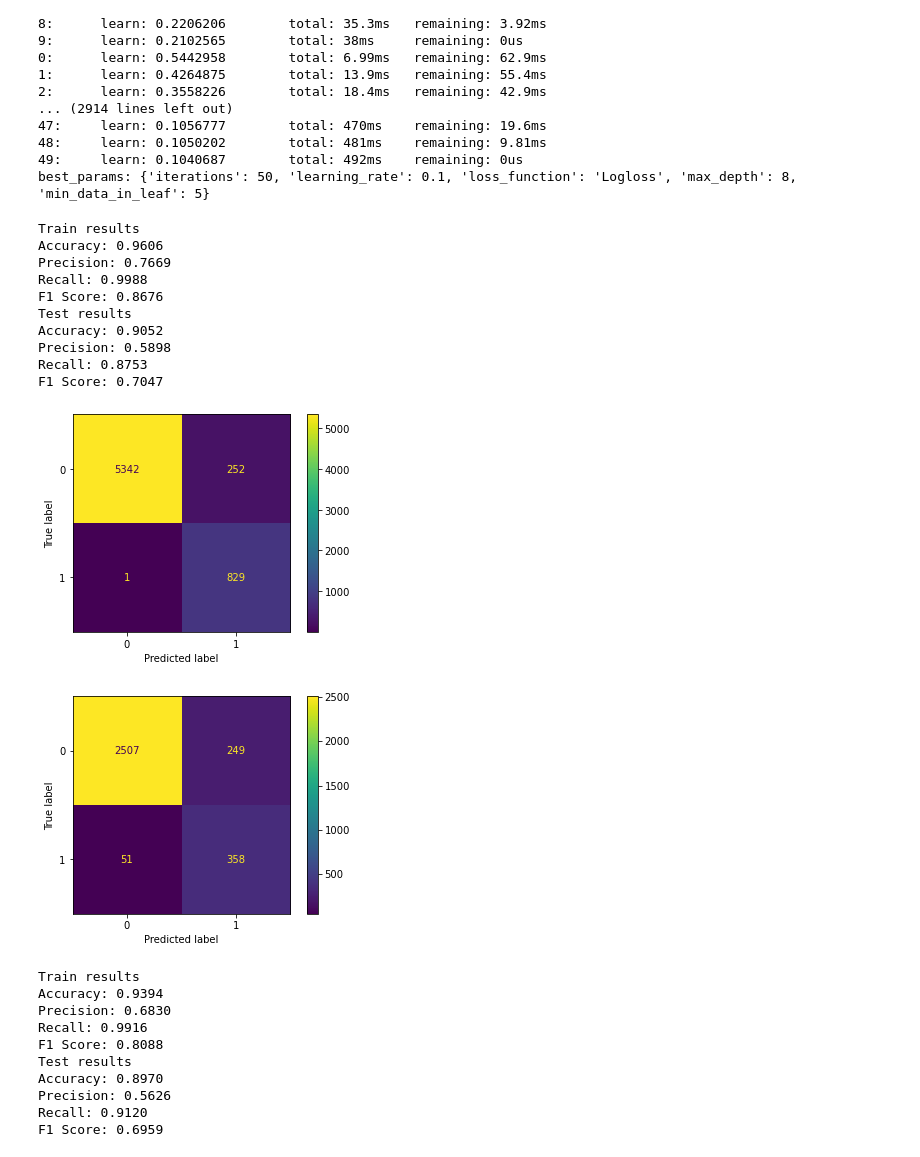
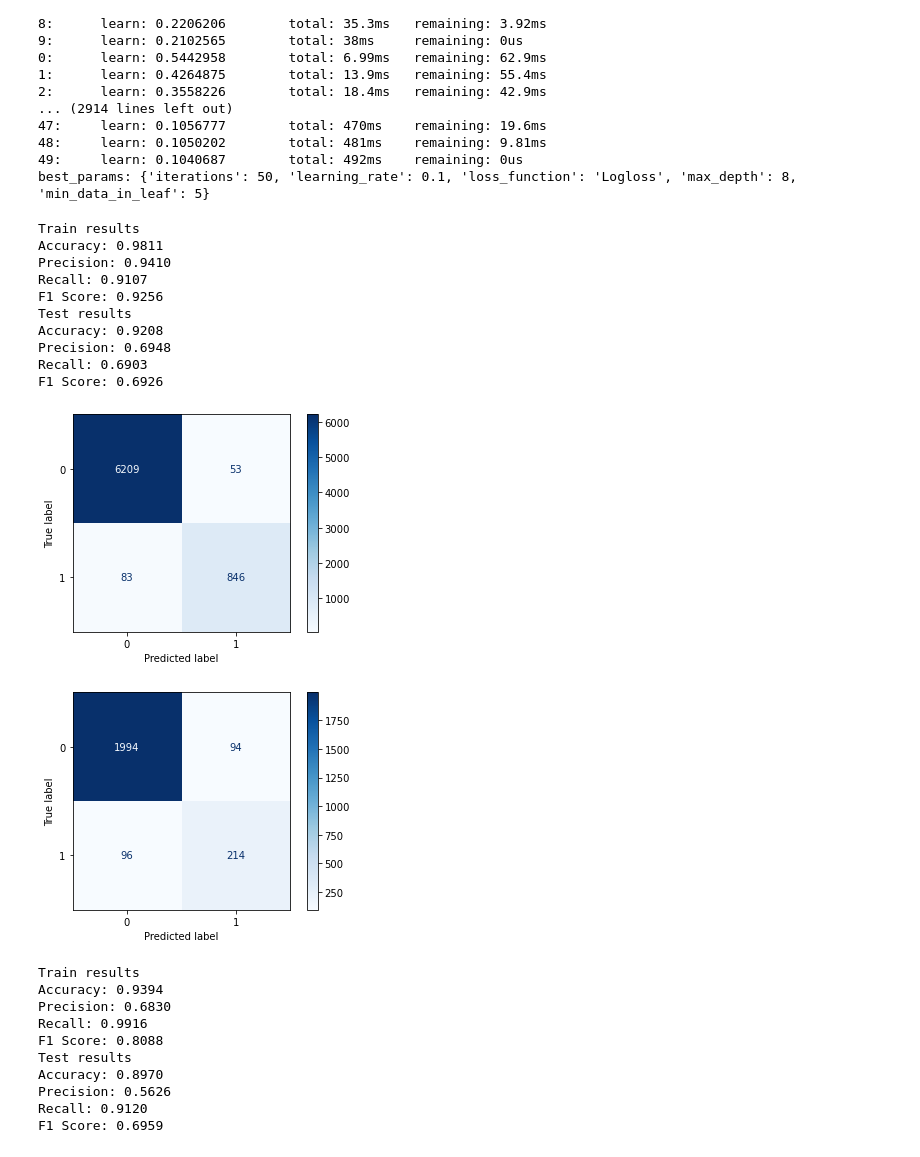
Before and after one commit to CGPinDC/Bird-Classification-Project, a Jupyter notebook: notebooks/crystal/Decision_Tree_Models.ipynb, the cells around one changed output. Saved outputs shown, nothing was run; the diff lists cells and outputs as text; code cells hidden in the pictures.

Commit message:
final catboost model

```diff
--- a/notebooks/crystal/Decision_Tree_Models.ipynb
+++ b/notebooks/crystal/Decision_Tree_Models.ipynb
@@ -38,7 +38,7 @@ def evaluate_model(model, X, y, plot_cf):
     print(f"Recall: {recall:.4f}")
     print(f"F1 Score: {f1:.4f}")
     if plot_cf == True:
-        plot_confusion_matrix(model, X, y)
+        plot_confusion_matrix(model, X, y, cmap=plt.cm.Blues)
     return acc_score, precision, recall, f1
 
 
@@ -1756,31 +1745,31 @@ best_params: {'iterations': 50, 'learning_rate': 0.1, 'loss_function': 'Logloss'
 # %%
 boost1_gs_best = CatBoostClassifier(random_state=42,
                                     cat_features=cat_features,
                                     iterations=100,
                                     learning_rate=0.1,
                                     loss_function='Logloss',
                                     max_depth=8,
                                     min_data_in_leaf=5,
-                                    class_weights=(1,3.25),
+
                                     custom_loss='Recall',
                                     verbose=False)
 
 boost1_gs_best.fit(X_train, y_train)
 
 model_evaluation(boost1_gs_best, roc=False)
 # %% [output]
 Train results
-Accuracy: 0.9606
-Precision: 0.7669
-Recall: 0.9988
-F1 Score: 0.8676
+Accuracy: 0.9811
+Precision: 0.9410
+Recall: 0.9107
+F1 Score: 0.9256
 Test results
-Accuracy: 0.9052
-Precision: 0.5898
-Recall: 0.8753
-F1 Score: 0.7047
+Accuracy: 0.9208
+Precision: 0.6948
+Recall: 0.6903
+F1 Score: 0.6926
-[figure, old version]
+[figure, new version]
-[figure, old version]
+[figure, new version]
 # %%
 boost2 = CatBoostClassifier(
     cat_features=cat_features,
```
Also changed, not shown: parts of 7 cells of this notebook.
